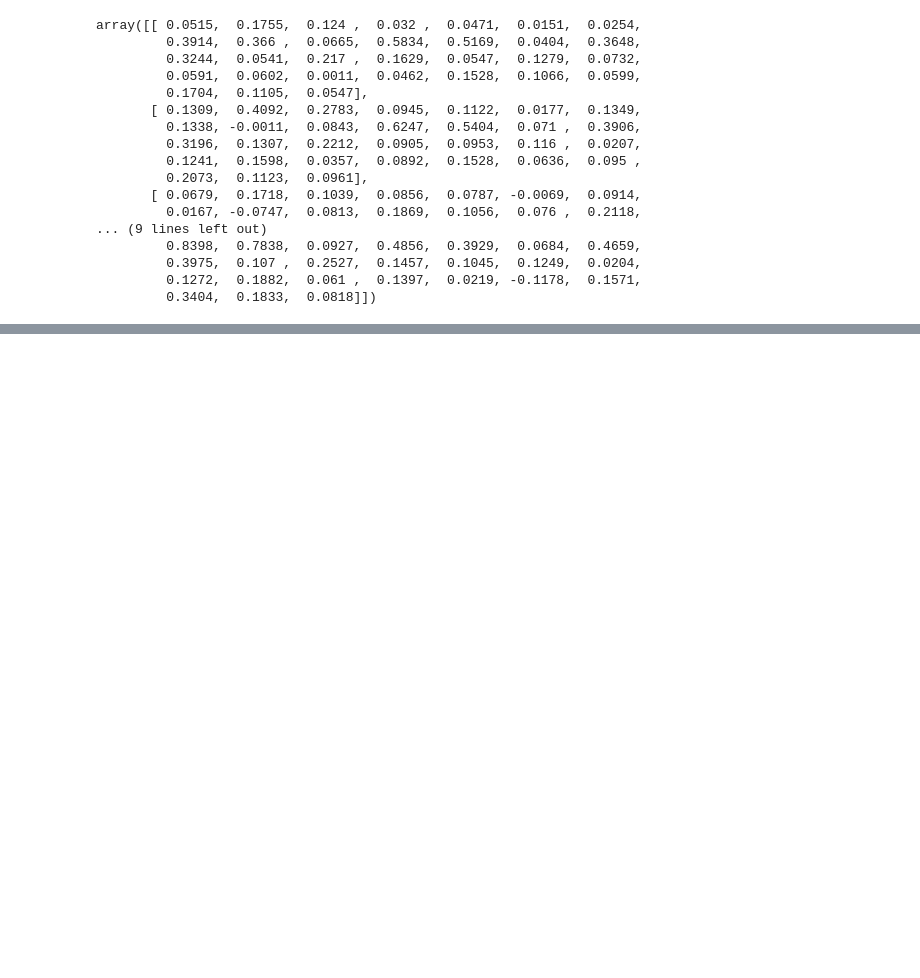
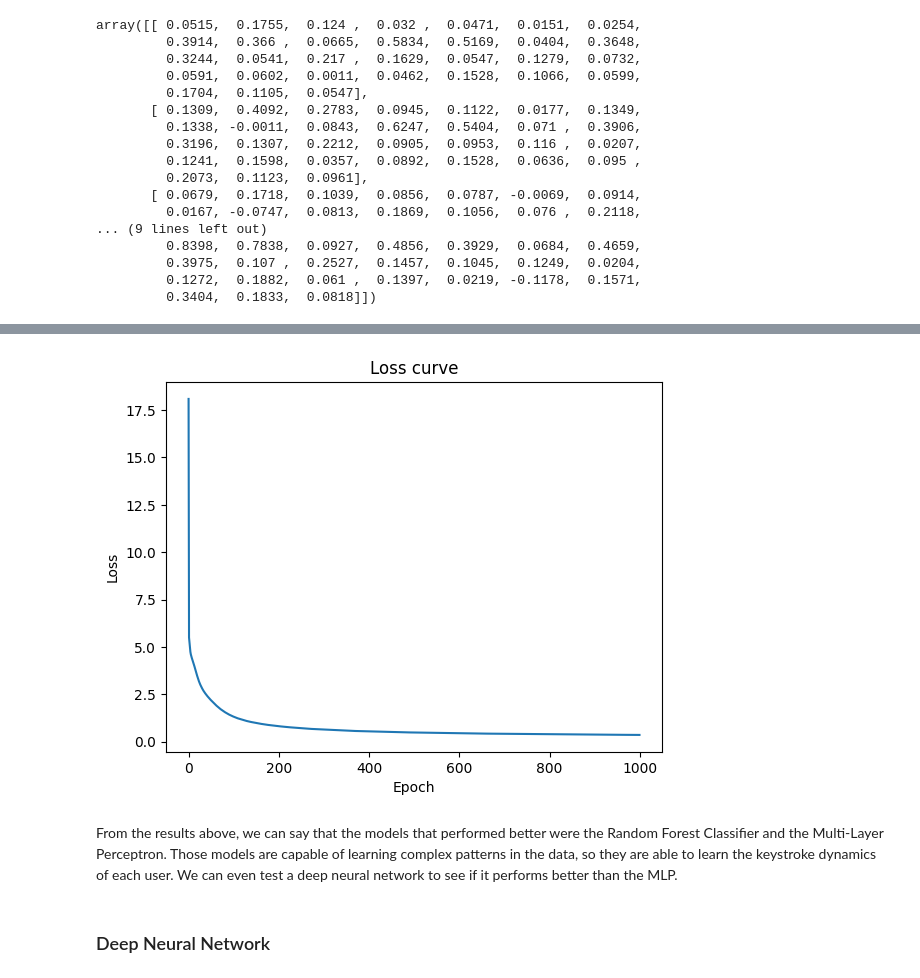
Before and after one commit to LesCadets/keystroke-dynamics-benchmark-dataset, a Jupyter notebook: keystroke-detection-tool.ipynb, the cells around one changed output, grey strips where cells are left out. Cells and saved outputs as stored; diff of their text form; code cells hidden in the pictures; blank space fills up the shorter version.

Commit message:
feat: addedkeystroke graphs

```diff
--- a/keystroke-detection-tool.ipynb
+++ b/keystroke-detection-tool.ipynb
@@ -141,0 +149,7 @@ array([[ 0.0515,  0.1755,  0.124 ,  0.032 ,  0.0471,  0.0151,  0.0254,
+# %%
+rf = RandomForestClassifier(random_state=42, verbose=2)
+rf.fit(X_train, y_train)
+rf.predict(X_test)
+
+print(f"Training set score: {rf.score(X_train, y_train)}")
+print(f"Test set score: {rf.score(X_test, y_test)}")
@@ -141,0 +201,7 @@ array([[ 0.0515,  0.1755,  0.124 ,  0.032 ,  0.0471,  0.0151,  0.0254,
+# %%
+knn = KNeighborsClassifier()
+knn.fit(X_train, y_train)
+knn.predict(X_test)
+
+print(f"Training set score: {knn.score(X_train, y_train)}")
+print(f"Test set score: {knn.score(X_test, y_test)}")
@@ -141,0 +215,7 @@ array([[ 0.0515,  0.1755,  0.124 ,  0.032 ,  0.0471,  0.0151,  0.0254,
+# %%
+mlp = MLPClassifier(random_state=42, max_iter=1000, verbose=1)
+mlp.fit(X_train, y_train)
+mlp.predict(X_test)
+
+print(f"Training set score: {mlp.score(X_train, y_train)}")
+print(f"Test set score: {mlp.score(X_test, y_test)}")
@@ -141,0 +240,14 @@ array([[ 0.0515,  0.1755,  0.124 ,  0.032 ,  0.0471,  0.0151,  0.0254,
+# %%
+plt.figure()
+plt.plot(mlp.loss_curve_)
+plt.xlabel('Epoch')
+plt.ylabel('Loss')
+plt.title('Loss curve')
+plt.show()
+# %% [output]
+[figure, added]
+# %% [markdown]
+From the results above, we can say that the models that performed better were the Random Forest Classifier and the Multi-Layer Perceptron. Those models are capable of learning complex patterns in the data, so they are able to learn the keystroke dynamics of each user.
+We can even test a deep neural network to see if it performs better than the MLP.
+# %% [markdown]
+### Deep Neural Network
```
Also changed, not shown: parts of 29 cells of this notebook.
